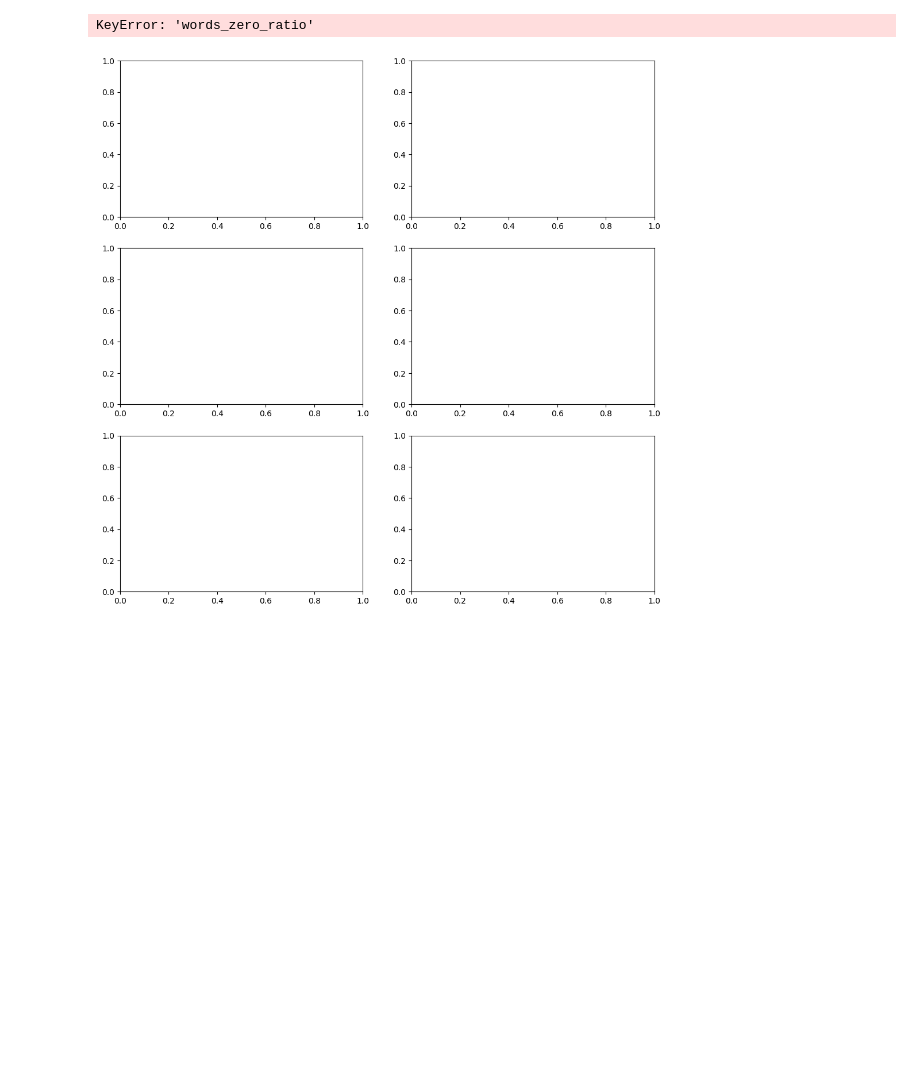
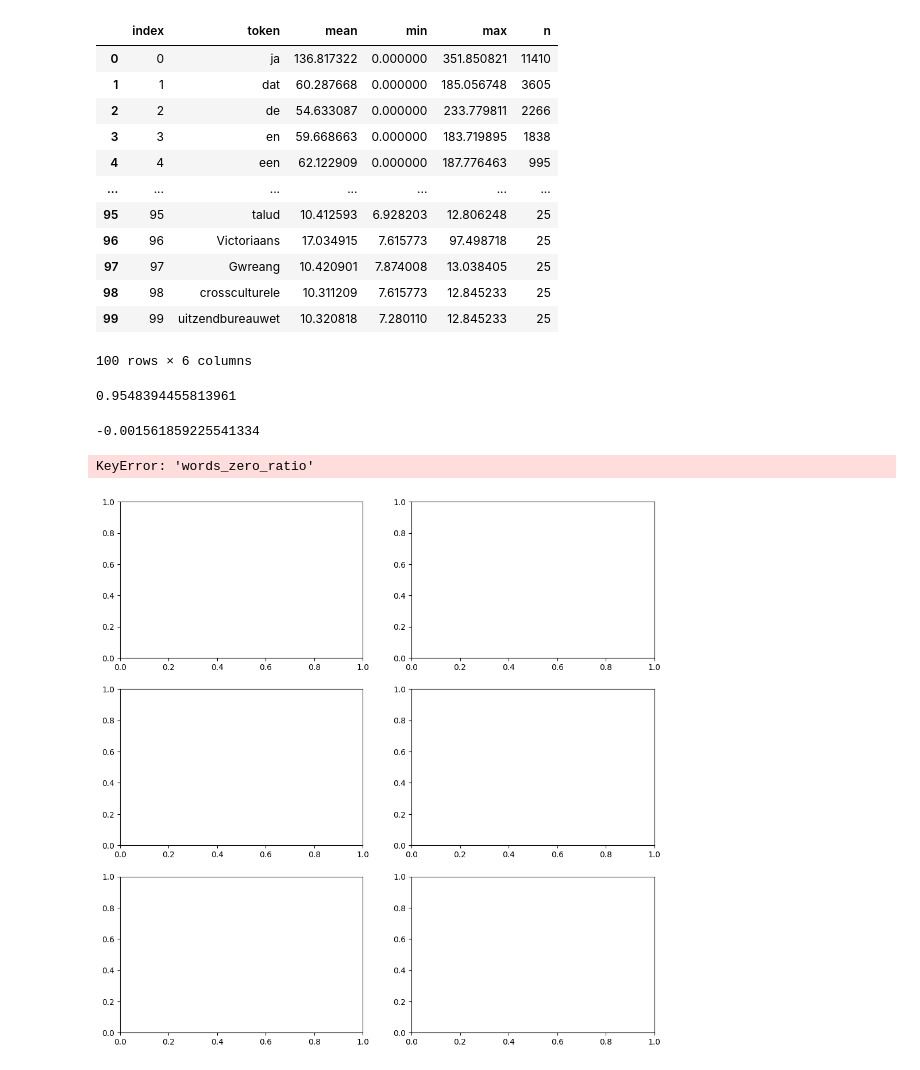
Before and after one commit to AntheSevenants/fwo-frequency-reduction, a Jupyter notebook: interactive.ipynb, the cells around one changed output. Saved outputs shown, nothing was run; the diff lists cells and outputs as text; code cells hidden in the pictures; blank space fills up the shorter version.

```diff
--- a/interactive.ipynb
+++ b/interactive.ipynb
@@ -125,3 +118,27 @@ array([[ 61.02615971, 102.03080961,  24.08280784,  81.16082852,
+# %%
+helpers.compute_vector_variation(model, n=100)
+# %% [output]
+|  | index | token | mean | min | max | n |
+| 0 | 0 | ja | 136.817322 | 0.000000 | 351.850821 | 11410 |
+| 1 | 1 | dat | 60.287668 | 0.000000 | 185.056748 | 3605 |
+| 2 | 2 | de | 54.633087 | 0.000000 | 233.779811 | 2266 |
+| 3 | 3 | en | 59.668663 | 0.000000 | 183.719895 | 1838 |
+| 4 | 4 | een | 62.122909 | 0.000000 | 187.776463 | 995 |
+| ... | ... | ... | ... | ... | ... | ... |
+| 95 | 95 | talud | 10.412593 | 6.928203 | 12.806248 | 25 |
+| 96 | 96 | Victoriaans | 17.034915 | 7.615773 | 97.498718 | 25 |
+| 97 | 97 | Gwreang | 10.420901 | 7.874008 | 13.038405 | 25 |
+| 98 | 98 | crossculturele | 10.311209 | 7.615773 | 12.845233 | 25 |
+| 99 | 99 | uitzendbureauwet | 10.320818 | 7.280110 | 12.845233 | 25 |
+100 rows × 6 columns
+# %%
+helpers.compute_token_separation(model, n=100)
+# %% [output]
+0.9548394455813961
+# %%
+helpers.compute_token_separation_between_agents(model, 0, 0, 20)
+# %% [output]
+-0.001561859225541334
 # %%
 combine_plots(model, words_reduction_plot,
               make_communication_plot,
```
Also changed, not shown: parts of 10 cells of this notebook.
